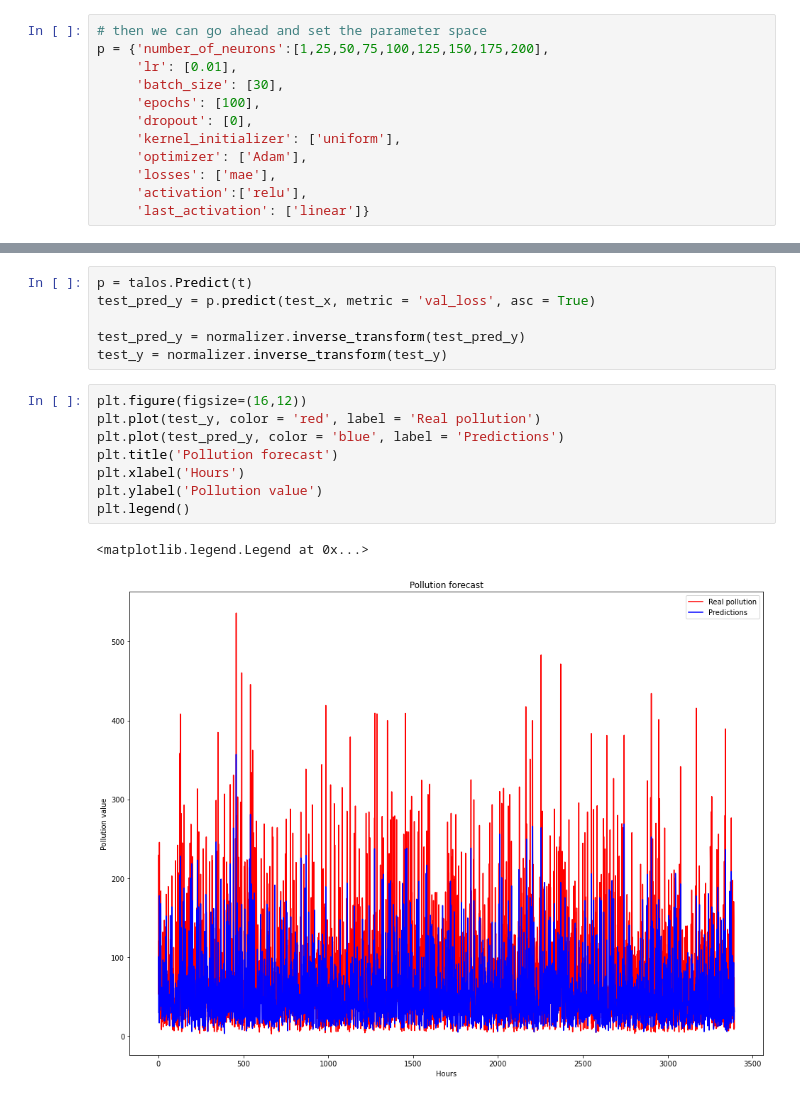
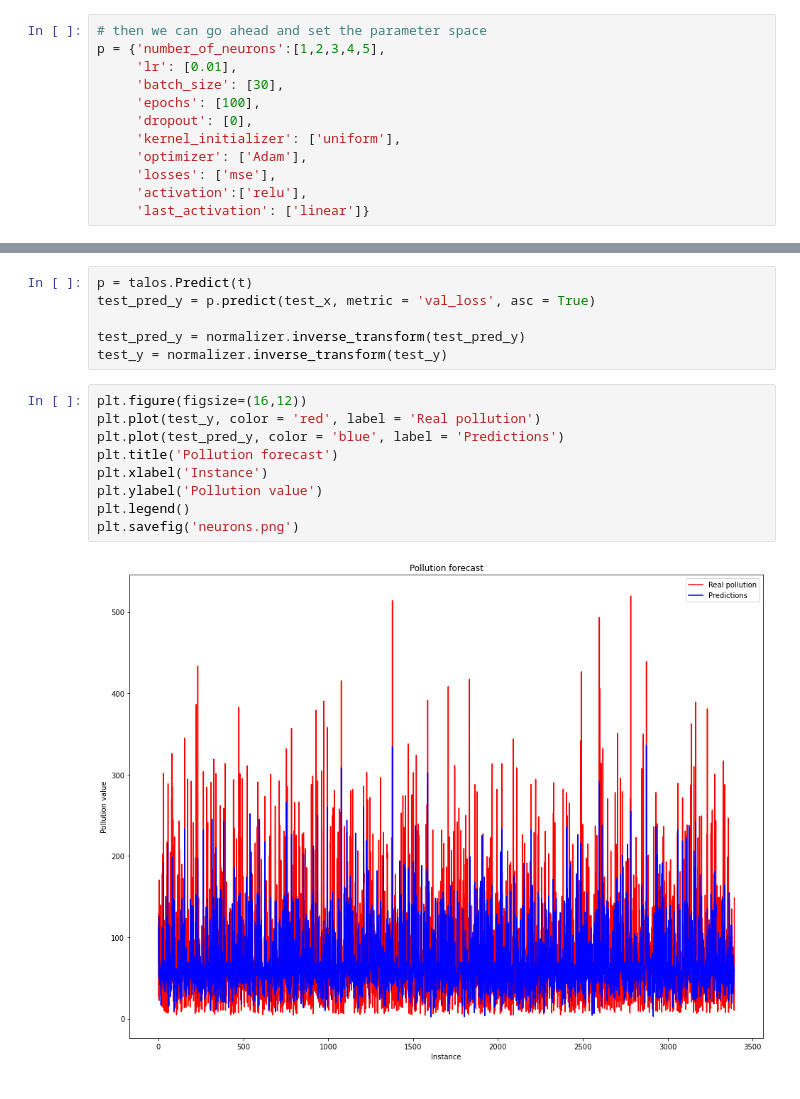
Before and after one commit to bsammor/machine-learning, a Jupyter notebook: keras and talos optimization - normalized - neurons.ipynb, the cells around one changed output, grey strips where cells are left out. Saved outputs shown, nothing was run; the diff lists cells and outputs as text.

```diff
--- a/keras and talos optimization - normalized - neurons.ipynb
+++ b/keras and talos optimization - normalized - neurons.ipynb
@@ -89,14 +87,14 @@ def create_model(x_train, y_train, x_val, y_val, params):
     return history, model
 # %%
 # then we can go ahead and set the parameter space
-p = {'number_of_neurons':[1,25,50,75,100,125,150,175,200],
+p = {'number_of_neurons':[1,2,3,4,5],
      'lr': [0.01],
      'batch_size': [30],
      'epochs': [100],
      'dropout': [0],
      'kernel_initializer': ['uniform'],
      'optimizer': ['Adam'],
-     'losses': ['mae'],
+     'losses': ['mse'],
      'activation':['relu'],
      'last_activation': ['linear']}
 # %%
@@ -157,11 +151,11 @@ test_y = normalizer.inverse_transform(test_y)
 # %%
 plt.figure(figsize=(16,12))
 plt.plot(test_y, color = 'red', label = 'Real pollution')
 plt.plot(test_pred_y, color = 'blue', label = 'Predictions')
 plt.title('Pollution forecast')
-plt.xlabel('Hours')
+plt.xlabel('Instance')
 plt.ylabel('Pollution value')
 plt.legend()
+plt.savefig('neurons.png')
 # %% [output]
-<matplotlib.legend.Legend at 0x...>
-[figure, old version]
+[figure, new version]
```
Also changed, not shown: parts of 5 cells of this notebook, 13 other files.
